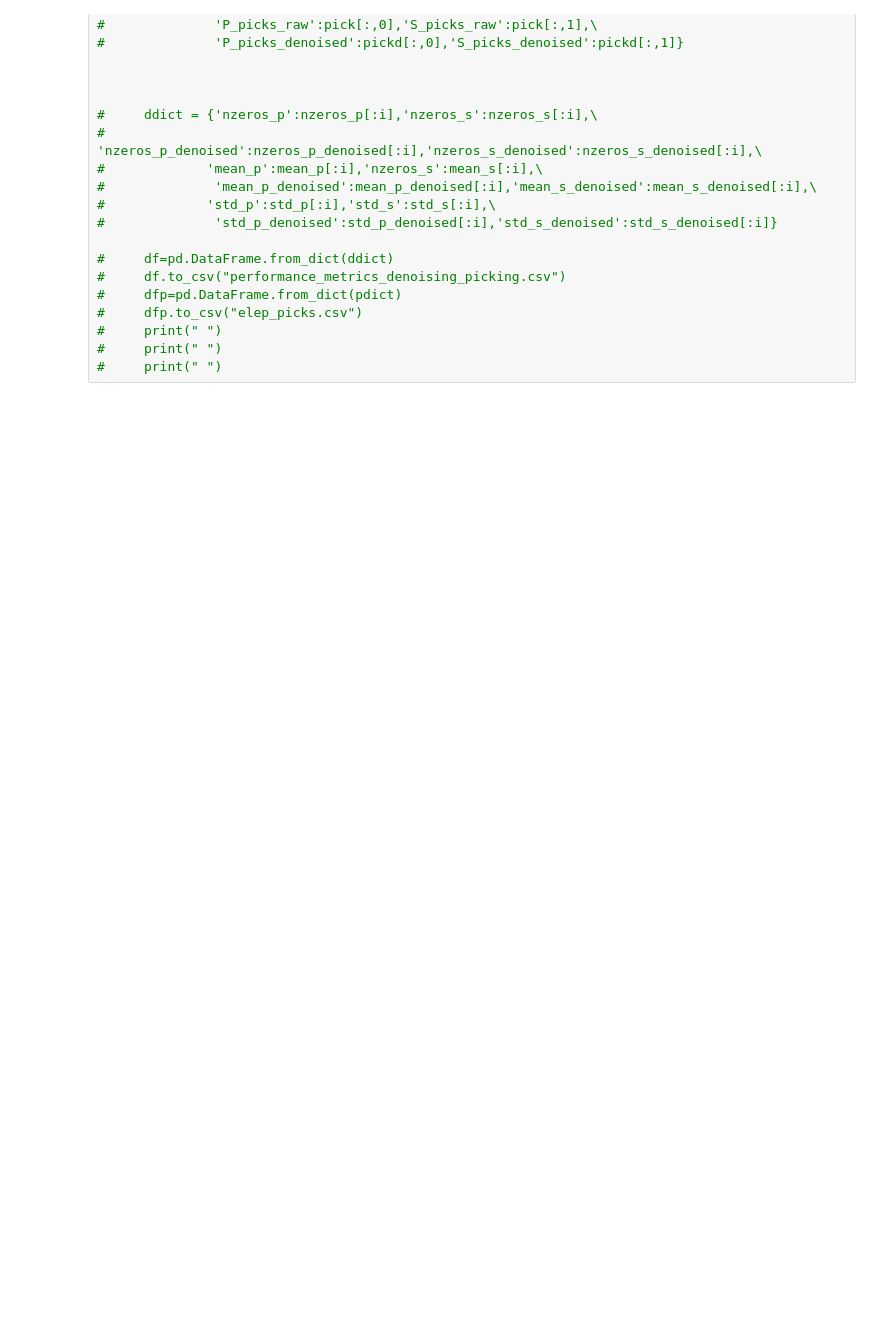
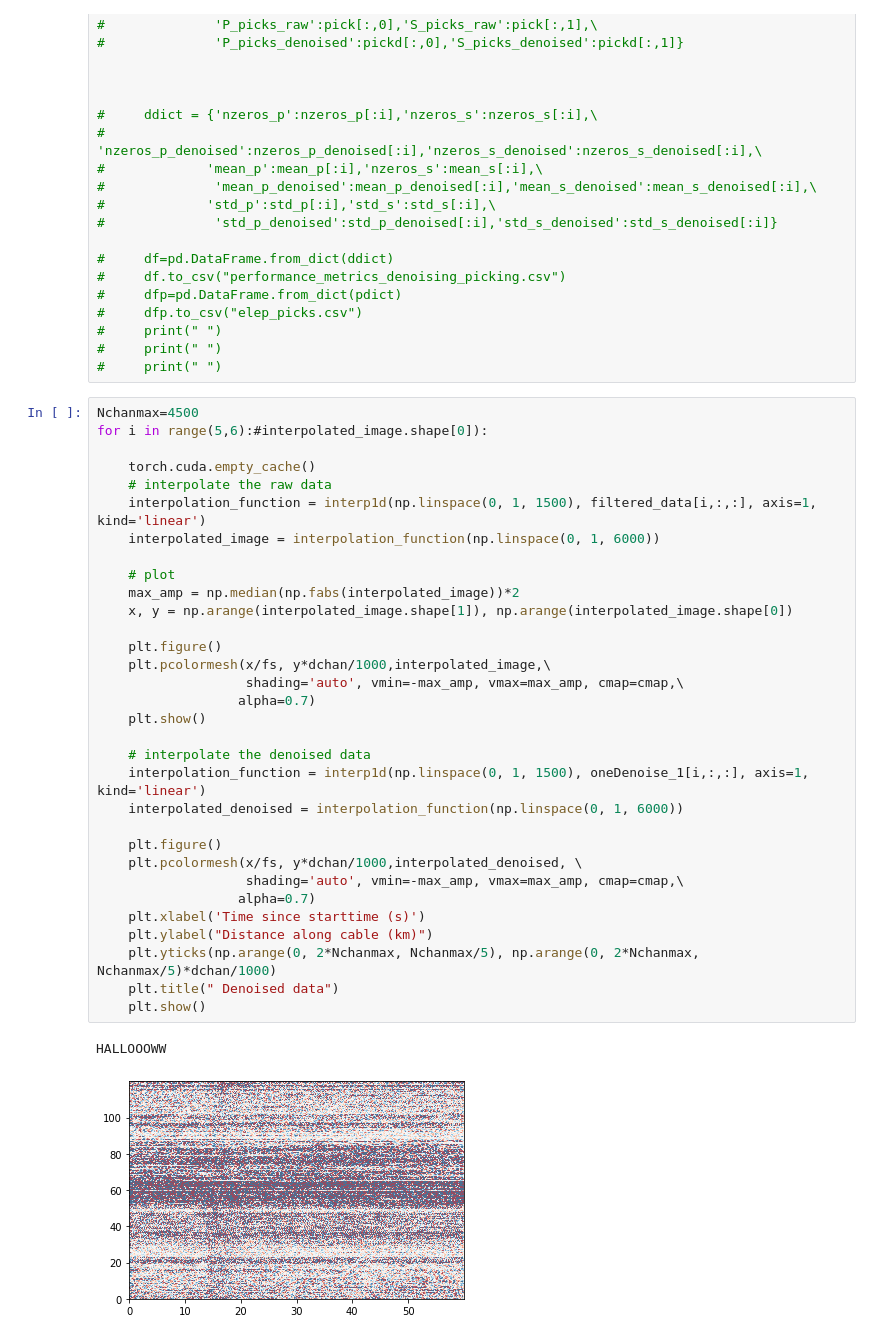
Before and after one commit to Denolle-Lab/Shi_etal_2023_denoiseDAS, a Jupyter notebook: examples/Denoise_and_pick_snr.ipynb, the cells around one changed output. Drawn from its saved outputs; the diff is of its cells as text; blank space fills up the shorter version.

```diff
--- a/examples/Denoise_and_pick_snr.ipynb
+++ b/examples/Denoise_and_pick_snr.ipynb
@@ -587,3 +575,38 @@ Todo:
 #     print(" ")
 #     print(" ")
 #     print(" ")
+# %%
+Nchanmax=4500
+for i in range(5,6):#interpolated_image.shape[0]):
+
+    torch.cuda.empty_cache()
+    # interpolate the raw data
+    interpolation_function = interp1d(np.linspace(0, 1, 1500), filtered_data[i,:,:], axis=1, kind='linear')
+    interpolated_image = interpolation_function(np.linspace(0, 1, 6000))
+
+    # plot
+    max_amp = np.median(np.fabs(interpolated_image))*2
+    x, y = np.arange(interpolated_image.shape[1]), np.arange(interpolated_image.shape[0])
+
+    plt.figure()
+    plt.pcolormesh(x/fs, y*dchan/1000,interpolated_image,\
+                   shading='auto', vmin=-max_amp, vmax=max_amp, cmap=cmap,\
+                  alpha=0.7)
+    plt.show()
+
+    # interpolate the denoised data
+    interpolation_function = interp1d(np.linspace(0, 1, 1500), oneDenoise_1[i,:,:], axis=1, kind='linear')
+    interpolated_denoised = interpolation_function(np.linspace(0, 1, 6000))
+
+    plt.figure()
+    plt.pcolormesh(x/fs, y*dchan/1000,interpolated_denoised, \
+                   shading='auto', vmin=-max_amp, vmax=max_amp, cmap=cmap,\
+                  alpha=0.7)
+    plt.xlabel('Time since starttime (s)')
+    plt.ylabel("Distance along cable (km)")
+    plt.yticks(np.arange(0, 2*Nchanmax, Nchanmax/5), np.arange(0, 2*Nchanmax, Nchanmax/5)*dchan/1000)
+    plt.title(" Denoised data")
+    plt.show()
+# %% [output]
+HALLOOOWW
+[figure, added]
```
Also changed, not shown: parts of 14 cells of this notebook, 7 other files.
